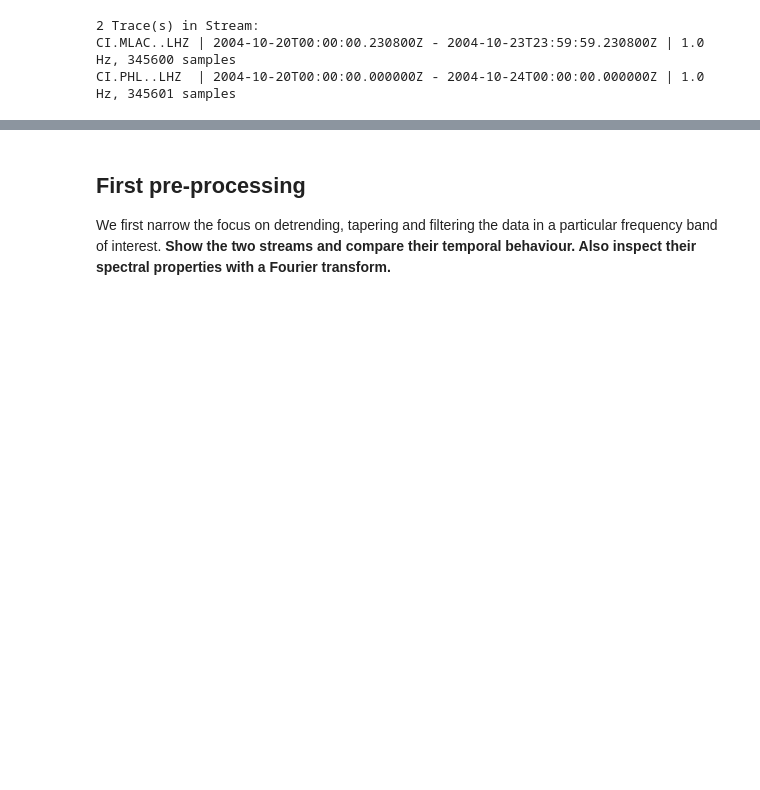
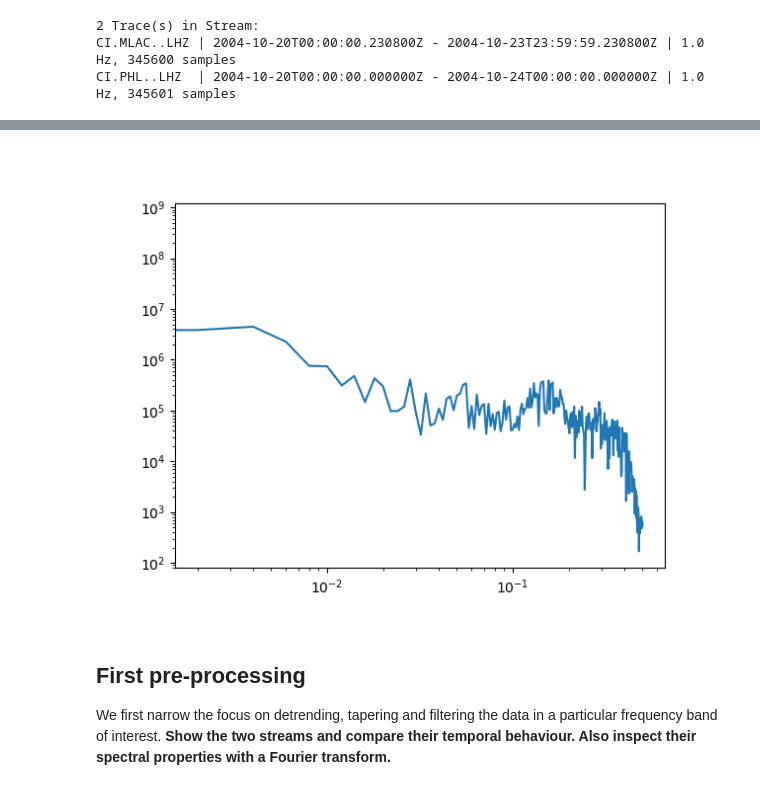
Before and after one commit to leonard-seydoux/scientific-computing-for-geophysical-problems, a Jupyter notebook: labs/lab_3_noise.ipynb, the cells around one changed output, grey strips where cells are left out. Cells and saved outputs as stored; diff of their text form; code cells hidden in the pictures; blank space fills up the shorter version.

```diff
--- a/labs/lab_3_noise.ipynb
+++ b/labs/lab_3_noise.ipynb
@@ -74,3 +89,18 @@ CI.PHL..LHZ  | 2004-10-20T00:00:00.000000Z - 2004-10-24T00:00:00.000000Z | 1.0 H
+# %%
+window_size = 500
+n_windows = len(waveform) // window_size
+spectrum = np.zeros(window_size // 2 + 1, dtype="complex")
+waveforms = waveform[:n_windows * window_size].reshape(n_windows, window_size)
+for i in range(n_windows):
+    spectrum += np.fft.rfft(waveforms[i])
+frequencies = np.fft.rfftfreq(window_size, trace.stats.delta)
+
+plt.figure(2)
+plt.clf()
+plt.loglog(frequencies, np.abs(spectrum))
+plt.show()
+# %% [output]
+[figure, added]
 # %% [markdown]
 ## First pre-processing
 
```
Also changed, not shown: parts of 7 cells of this notebook, 1 other file.
